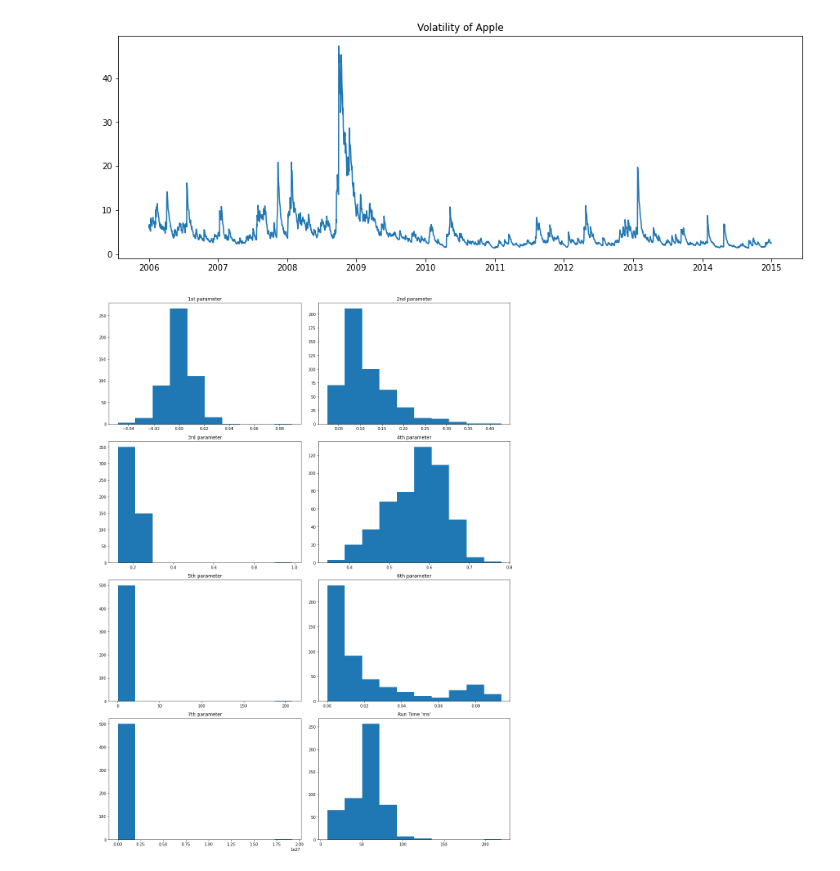
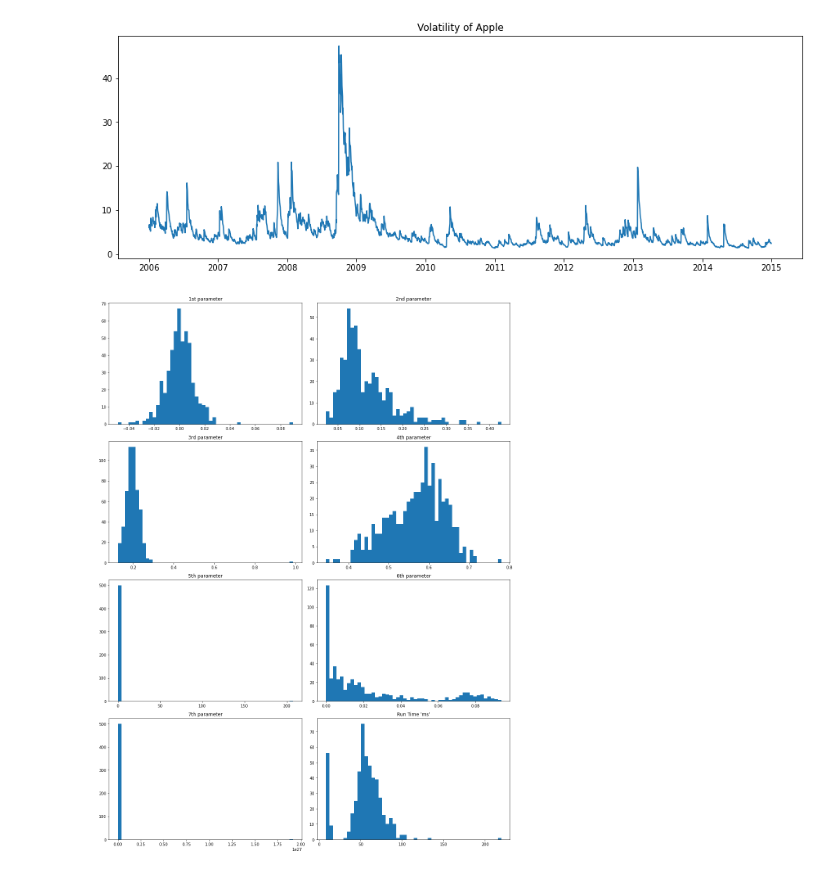
Before and after one commit to NemesiP/volatility-forecasting, a Jupyter notebook: Examples/MGARCH_test.ipynb, the cells around one changed output. Saved outputs shown, nothing was run; the diff lists cells and outputs as text; code cells hidden in the pictures.

```diff
--- a/Examples/MGARCH_test.ipynb
+++ b/Examples/MGARCH_test.ipynb
@@ -161,30 +161,32 @@ plt.title('Volatility of Apple')
 plt.show()
 # %% [output]
 [figure]
+# %%
+gm_sim = pd.read_csv('C:/Users/peter/Desktop/volatility-forecasting/results/gm_sim_500.csv')
 # %%
-n_bins = 10
+n_bins = 50
 
 fig, ((ax0, ax1), (ax2, ax3), (ax4, ax5), (ax6, ax7)) = plt.subplots(nrows=4, ncols=2)
 fig.set_size_inches(15, 20)
 
-ax0.hist(p1, n_bins, density=False, histtype='bar')
+ax0.hist(gm_sim['0'], n_bins, density=False, histtype='bar')
 ax0.set_title("1st parameter")
-ax1.hist(p2, n_bins, density=False, histtype='bar')
+ax1.hist(gm_sim['1'], n_bins, density=False, histtype='bar')
 ax1.set_title("2nd parameter")
-ax2.hist(p3, n_bins, density=False, histtype='bar')
+ax2.hist(gm_sim['2'], n_bins, density=False, histtype='bar')
 ax2.set_title("3rd parameter")
-ax3.hist(p4, n_bins, density=False, histtype='bar')
+ax3.hist(gm_sim['3'], n_bins, density=False, histtype='bar')
 ax3.set_title("4th parameter")
-ax4.hist(p5, n_bins, density=False, histtype='bar')
+ax4.hist(gm_sim['4'], n_bins, density=False, histtype='bar')
 ax4.set_title("5th parameter")
-ax5.hist(p6, n_bins, density=False, histtype='bar')
+ax5.hist(gm_sim['5'], n_bins, density=False, histtype='bar')
 ax5.set_title("6th parameter")
-ax6.hist(p7, n_bins, density=False, histtype='bar')
+ax6.hist(gm_sim['6'], n_bins, density=False, histtype='bar')
 ax6.set_title("7th parameter")
-ax7.hist(run_time, n_bins, density=False, histtype='bar')
+ax7.hist(gm_sim['runtime'], n_bins, density=False, histtype='bar')
 ax7.set_title("Run Time 'ms'")
 
 fig.tight_layout()
 plt.show()
 # %% [output]
-[figure, old version]
+[figure, new version]
```
Also changed, not shown: parts of 2 cells of this notebook, 2 other files.
